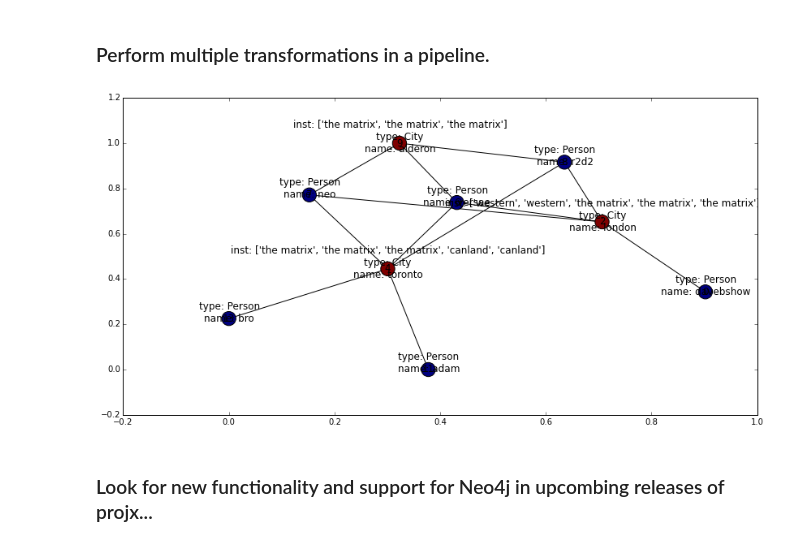
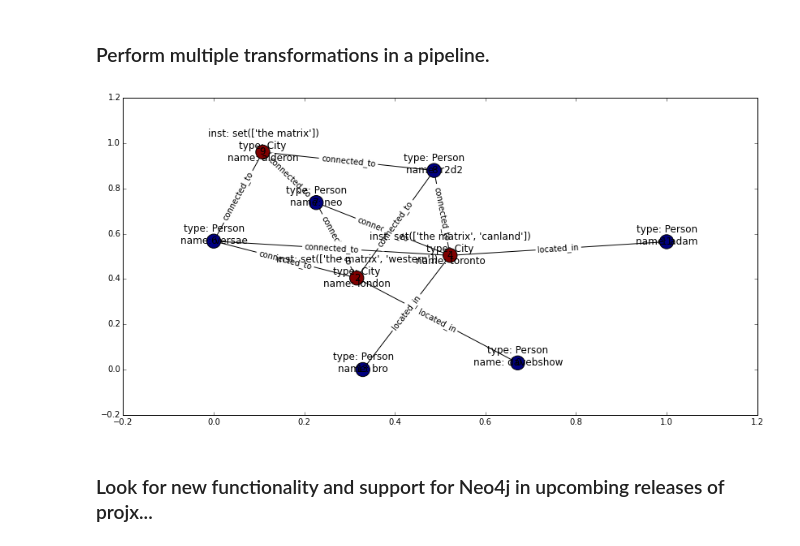
Before and after one commit to davebshow/projx, a Jupyter notebook: projx_demo.ipynb, the cells around one changed output. Drawn from its saved outputs; the diff is of its cells as text; code cells hidden in the pictures.

Commit message:
added type support to the Projection api

```diff
--- a/projx_demo.ipynb
+++ b/projx_demo.ipynb
@@ -360,7 +363,7 @@ multi_transform_etl = {
                 },
                 "method": {
                     "attrs": {
-                        "args": {}
+                        "args": []
                     }
                 },
                 "pattern": [
@@ -372,34 +375,34 @@ multi_transform_etl = {
                     {"key": "inst", "value_lookup": "i.name"}
                 ]
             }
         },
         {
             "transfer": {
                 "delete": {
                     "alias": [
                         "i"
                     ]
                 },
                 "method": {
                     "edges": {
                         "args": [
                             "City"
                         ]
                     }
                 },
                 "pattern": [
                     {"node": {"alias": "i"}},
                     {"edge": {}},
                     {"node": {"alias": "p1"}}
                 ],
                 "set": [{}]
             }
         }
     ]
 }
 subgraph = px.execute_etl(multi_transform_etl, g)
-px.draw_simple_graph(subgraph, label_attrs=["name", "type", "inst"])
+px.draw_simple_graph(subgraph, label_attrs=["name", "inst", "type"], edge_label_attr='type')
 # %% [output]
-[figure, old version]
+[figure, new version]
 # %% [markdown]
 ### Look for new functionality and support for Neo4j in upcombing releases of projx...
```
Also changed, not shown: parts of 14 cells of this notebook, 3 other files.
